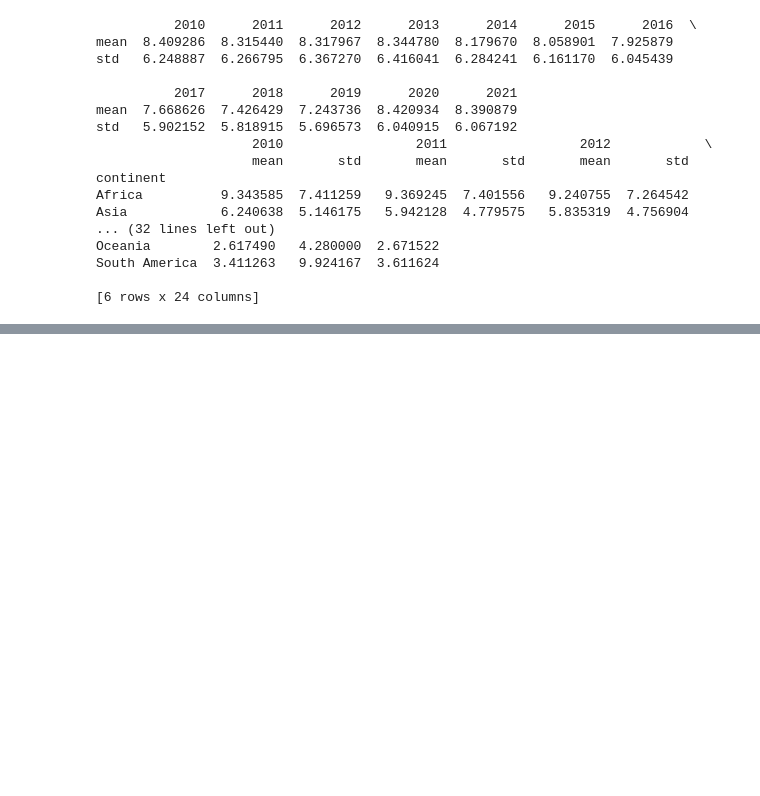
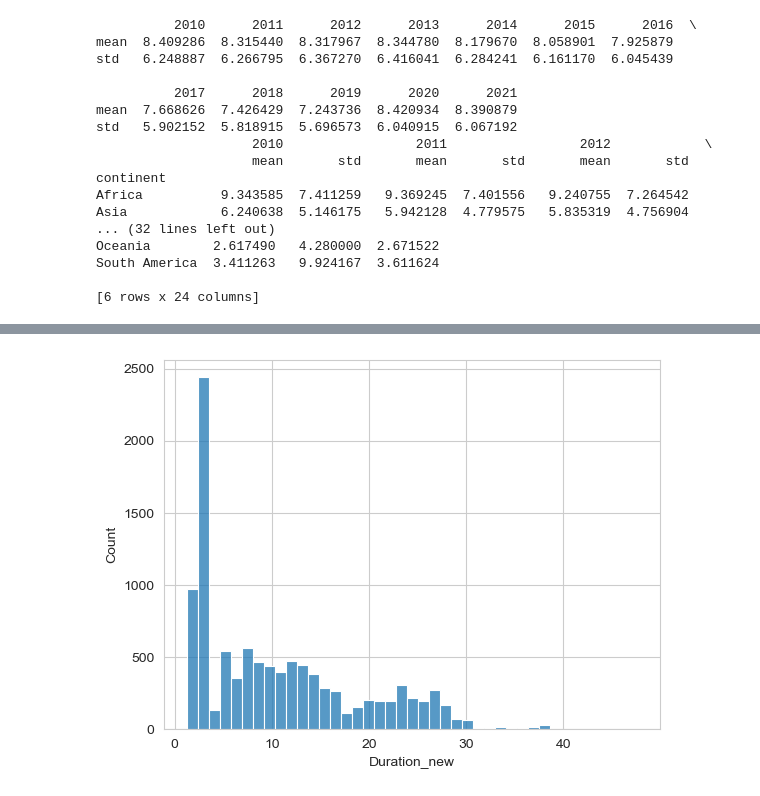
Before and after one commit to GuoweiYang19891101/data_analyst_with_python, a Jupyter notebook: datacamp_data_analyst_career_python/12_exploratory_data_analysis_python.ipynb, the cells around one changed output, grey strips where cells are left out. Drawn from its saved outputs; the diff is of its cells as text; code cells hidden in the pictures; blank space fills up the shorter version.

```diff
--- a/datacamp_data_analyst_career_python/12_exploratory_data_analysis_python.ipynb
+++ b/datacamp_data_analyst_career_python/12_exploratory_data_analysis_python.ipynb
@@ -321,0 +419,34 @@ dtype: int64
+# %%
+# Part 2.3
+
+# flight duration
+import pandas as pd
+import seaborn as sns
+import matplotlib.pyplot as plt
+
+# get the data
+planes = pd.read_csv('12_datasets/planes.csv')
+# print(planes.info())
+
+# change the column 'Duration' format to create a new column 'Duration_hour'
+def convert_to_hours(duration):
+
+    parts = duration.replace('h', '').replace('m', '').split()
+    hours = int(parts[0])
+    minutes = int(parts[1]) if len(parts) > 1 else 0
+    total_hours = hours + minutes/ 60
+    return str(total_hours) + 'h'
+
+planes['Duration_hour'] = planes['Duration'].apply(lambda x: convert_to_hours(x) if isinstance(x, str) else x)
+
+# remove the string character
+planes['Duration_new'] = planes['Duration_hour'].str.replace("h", "")
+
+# convert to float data type
+planes['Duration_new'] = planes['Duration_new'].astype(float)
+
+# plot a histogram
+sns.histplot(data=planes, x='Duration_new')
+plt.show()
+# %% [output]
+[figure, added]
```
Also changed, not shown: parts of 25 cells of this notebook.
